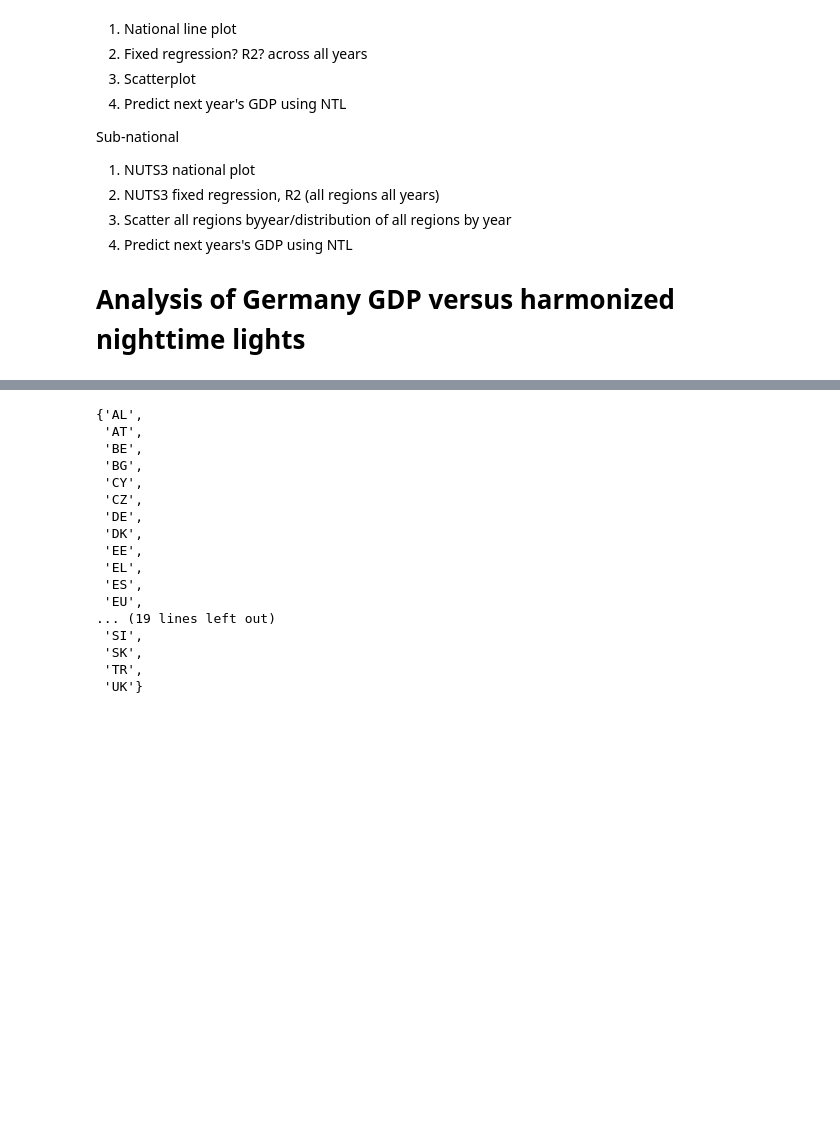
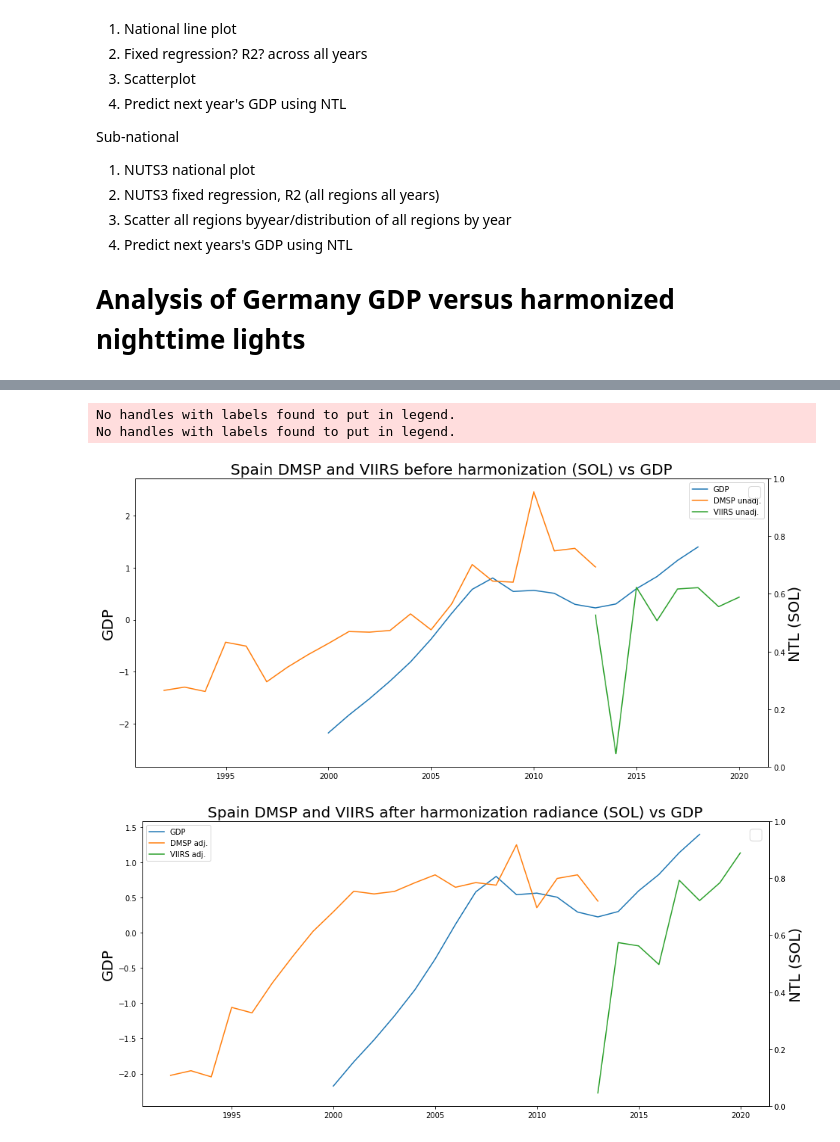
Before and after one commit to worldbank/NTL_Harmonizer, a Jupyter notebook: notebooks/EU_NUTS3_GDP_vs_NTL_analysis.ipynb, the cells around one changed output, grey strips where cells are left out. Drawn from its saved outputs; the diff is of its cells as text; code cells hidden in the pictures; blank space fills up the shorter version.

```diff
--- a/notebooks/EU_NUTS3_GDP_vs_NTL_analysis.ipynb
+++ b/notebooks/EU_NUTS3_GDP_vs_NTL_analysis.ipynb
@@ -38,3 +64,8 @@ For both the finalized harmonized time series as well as the un-adjusted input (
+# %%
+de_ntl = extract_time_series(DMSP_RAWDE, VIIRS_RAWDE, OUTPUTDE, 1, 1)
+it_ntl = extract_time_series(DMSP_RAWIT, VIIRS_RAWIT, OUTPUTIT, 1, 1)
+fr_ntl = extract_time_series(DMSP_RAWFR, VIIRS_RAWFR, OUTPUTFR, 1, 1)
+es_ntl = extract_time_series(DMSP_RAWES, VIIRS_RAWES, OUTPUTES, 1, 1)
 # %%
 gdp = load_prep()
 de_gdp = gdp['DE']
@@ -41,3 +82,19 @@ de_gdp = gdp['DE']
 # %%
-fig, ax = plt.subplots(1, figsize=(15,7))
-sns.lineplot(data=de_gdp, ax=ax)
+def compare_normalized_ts(countrygdp, ntls, yrs, labels, ntl_ylabel, title):
+    fig, ax = plt.subplots(1, figsize=(15,7))
+    ax_r = ax.twinx()
+    sns.lineplot(x=countrygdp.index, y=normseries(countrygdp.values), ax=ax, label="GDP")
+    for ntl, yr, label in zip(ntls, yrs, labels):
+        sns.lineplot(x=yr, y=normseries(ntl), ax=ax, label=label)
+    plt.legend(loc="best", fontsize=20)
+    ax.set_ylabel("GDP", fontsize=20)
+    ax_r.set_ylabel(ntl_ylabel, fontsize=20)
+    plt.xlabel("year", fontsize=20)
+    plt.title(title, fontsize=20);
+
+# compare_normalized_ts(de_gdp,
+#                       [de_ntl['DMSP_unadj_mean'], de_ntl['VIIRS_unadj_mean']],
+#                       [de_ntl['DMSP_yrs'], de_ntl['VIIRS_yrs']],
+#                       ['DMSP unadj.', 'VIIRS unadj.'],
+#                      "NTL (per pixel mean)",
+#                      "Germany DMSP and VIIRS before harmonization (mean) vs GDP")
@@ -67,20 +108,23 @@ sns.lineplot(data=de_gdp, ax=ax)
 # %%
-set([c[:2] for c in gdp.columns])
+countrygdp = es_gdp
+out = es_ntl
+
+compare_normalized_ts(countrygdp,
+                      [out['DMSP_unadj_sol'], out['VIIRS_unadj_sol']],
+                      [out['DMSP_yrs'], out['VIIRS_yrs']],
+                      ['DMSP unadj.', 'VIIRS unadj.'],
+                     "NTL (SOL)",
+                     "Spain DMSP and VIIRS before harmonization (SOL) vs GDP")
+
+
+compare_normalized_ts(countrygdp,
+                      [out['DMSP_adj_sol'], out['VIIRS_adj_sol']],
+                      [out['DMSP_yrs'], out['VIIRS_yrs']],
+                      ['DMSP adj.', 'VIIRS adj.'],
+                     "NTL (SOL)",
+                     "Spain DMSP and VIIRS after harmonization radiance (SOL) vs GDP")
 # %% [output]
-{'AL',
- 'AT',
- 'BE',
- 'BG',
- 'CY',
- 'CZ',
- 'DE',
- 'DK',
- 'EE',
- 'EL',
- 'ES',
- 'EU',
-... (19 lines left out)
- 'SI',
- 'SK',
- 'TR',
- 'UK'}
+No handles with labels found to put in legend.
+No handles with labels found to put in legend.
+[figure, added]
+[figure, added]
```
Also changed, not shown: parts of 6 cells of this notebook, 11 other files.
